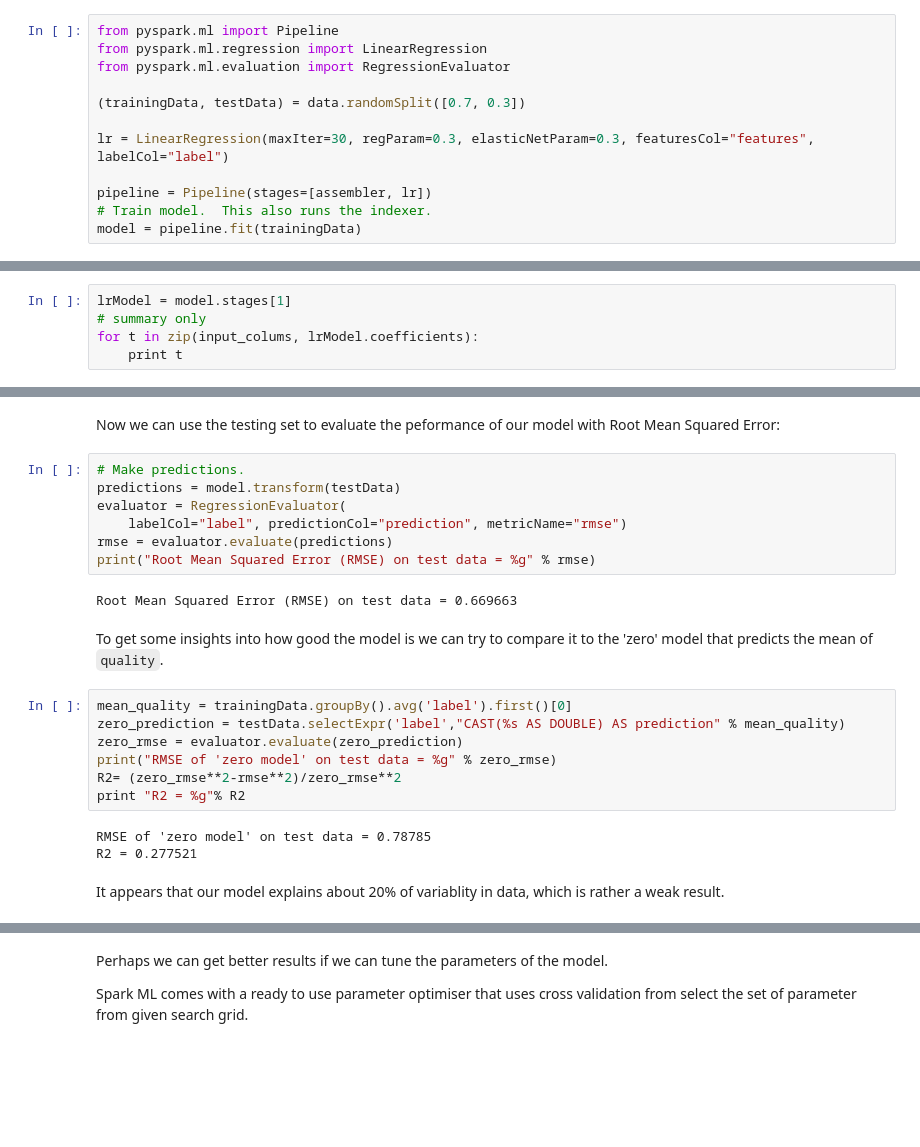
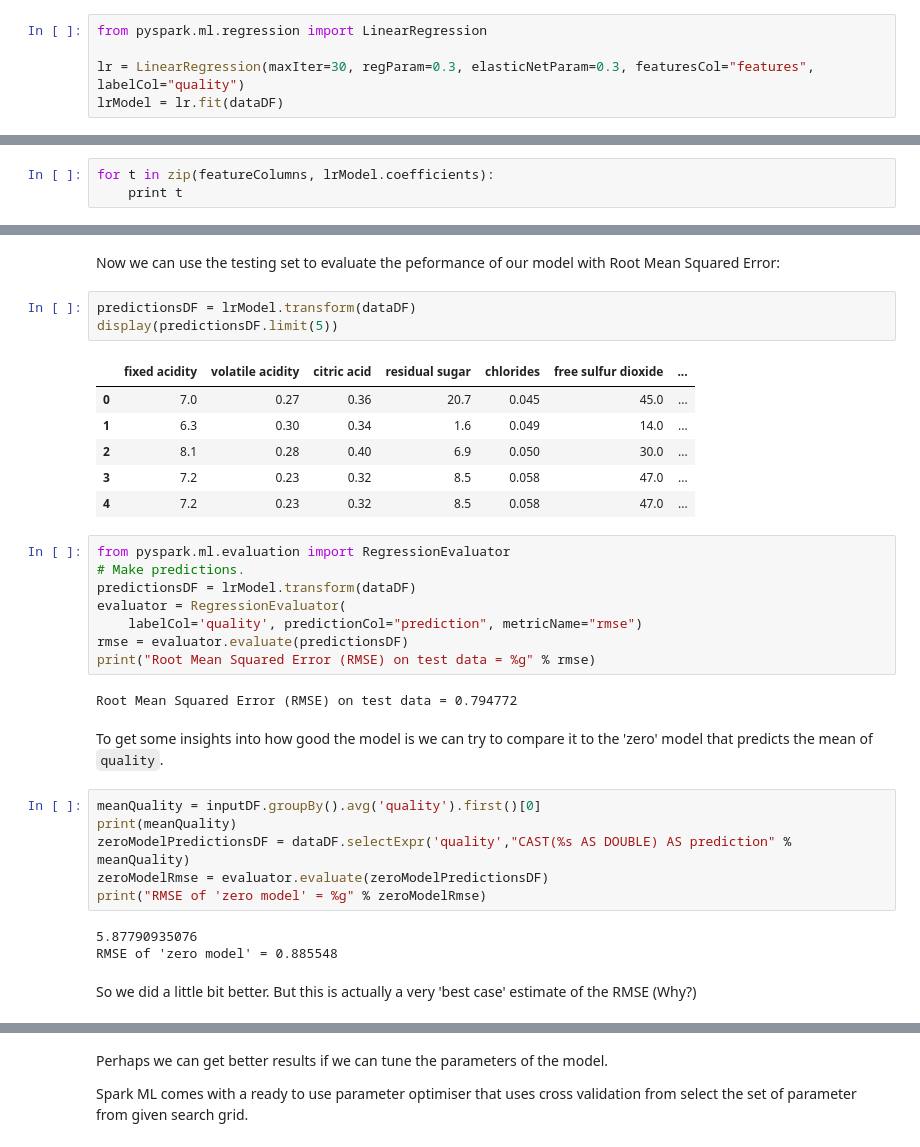
Before and after one commit to piotrszul/spark-tutorial, a Jupyter notebook: notebooks/4.1_ML-Introduction.ipynb, the cells around one changed output, grey strips where cells are left out. Drawn from its saved outputs; the diff is of its cells as text; blank space fills up the shorter version.

```diff
--- a/notebooks/4.1_ML-Introduction.ipynb
+++ b/notebooks/4.1_ML-Introduction.ipynb
@@ -112,23 +87,14 @@ We can use the assembler to `transform` our input dataframe into one that includ
 # %% [markdown]
 Now we are ready to build a simple regession model. We will first split our data into traning and testing set and then train a regression model on the former one. Rather then using our transformed `output` we will chaing the preprocessing (vector assemblling) and model traning into a simple `pipeline` that will alow us to use our original data. In general pipelines may include may steps dealing with feature preprocessing, extraction etc.
 # %%
-from pyspark.ml import Pipeline
 from pyspark.ml.regression import LinearRegression
-from pyspark.ml.evaluation import RegressionEvaluator
 
-(trainingData, testData) = data.randomSplit([0.7, 0.3])
-
-lr = LinearRegression(maxIter=30, regParam=0.3, elasticNetParam=0.3, featuresCol="features", labelCol="label")
-
-pipeline = Pipeline(stages=[assembler, lr])
-# Train model.  This also runs the indexer.
-model = pipeline.fit(trainingData)
+lr = LinearRegression(maxIter=30, regParam=0.3, elasticNetParam=0.3, featuresCol="features", labelCol="quality")
+lrModel = lr.fit(dataDF)
 # %% [markdown]
 We can now retrieve the linear regression model from the pipeline (stage 1) and look at the coefficients:
 # %%
-lrModel = model.stages[1]
-# summary only
-for t in zip(input_colums, lrModel.coefficients):
+for t in zip(featureColumns, lrModel.coefficients):
     print t
 # %% [output]
 ('fixed acidity', 0.0)
@@ -146,26 +112,36 @@ for t in zip(input_colums, lrModel.coefficients):
 You may notice that for most properties the coefficients are zero, which means that they do not contribute (accoriding to this specific model) to wine quality. This model is using elastic net regularisation which naturally 'selects' the most importnat variables.
 # %% [markdown]
 Now we can use the testing set to evaluate the peformance of our model with Root Mean Squared Error:
+# %%
+predictionsDF = lrModel.transform(dataDF)
+display(predictionsDF.limit(5))
+# %% [output]
+|  | fixed acidity | volatile acidity | citric acid | residual sugar | chlorides | free sulfur dioxide | ... |
+| 0 | 7.0 | 0.27 | 0.36 | 20.7 | 0.045 | 45.0 | ... |
+| 1 | 6.3 | 0.30 | 0.34 | 1.6 | 0.049 | 14.0 | ... |
+| 2 | 8.1 | 0.28 | 0.40 | 6.9 | 0.050 | 30.0 | ... |
+| 3 | 7.2 | 0.23 | 0.32 | 8.5 | 0.058 | 47.0 | ... |
+| 4 | 7.2 | 0.23 | 0.32 | 8.5 | 0.058 | 47.0 | ... |
 # %%
+from pyspark.ml.evaluation import RegressionEvaluator
 # Make predictions.
-predictions = model.transform(testData)
+predictionsDF = lrModel.transform(dataDF)
 evaluator = RegressionEvaluator(
-    labelCol="label", predictionCol="prediction", metricName="rmse")
-rmse = evaluator.evaluate(predictions)
+    labelCol='quality', predictionCol="prediction", metricName="rmse")
+rmse = evaluator.evaluate(predictionsDF)
 print("Root Mean Squared Error (RMSE) on test data = %g" % rmse)
 # %% [output]
-Root Mean Squared Error (RMSE) on test data = 0.669663
+Root Mean Squared Error (RMSE) on test data = 0.794772
 # %% [markdown]
 To get some insights into how good the model is we can try to compare it to the 'zero' model that predicts the mean of `quality`.
 # %%
-mean_quality = trainingData.groupBy().avg('label').first()[0]
-zero_prediction = testData.selectExpr('label',"CAST(%s AS DOUBLE) AS prediction" % mean_quality)
-zero_rmse = evaluator.evaluate(zero_prediction)
-print("RMSE of 'zero model' on test data = %g" % zero_rmse)
-R2= (zero_rmse**2-rmse**2)/zero_rmse**2
-print "R2 = %g"% R2
+meanQuality = inputDF.groupBy().avg('quality').first()[0]
+print(meanQuality)
+zeroModelPredictionsDF = dataDF.selectExpr('quality',"CAST(%s AS DOUBLE) AS prediction" % meanQuality)
+zeroModelRmse = evaluator.evaluate(zeroModelPredictionsDF)
+print("RMSE of 'zero model' = %g" % zeroModelRmse)
 # %% [output]
-RMSE of 'zero model' on test data = 0.78785
-R2 = 0.277521
+5.87790935076
+RMSE of 'zero model' = 0.885548
-# %% [markdown]
-It appears that our model explains about 20% of variablity in data, which is rather a weak result.
+# %% [markdown]
+So we did a little bit better. But this is actually a very 'best case' estimate of the RMSE (Why?)
```
Also changed, not shown: parts of 42 cells of this notebook, 6 other files.
